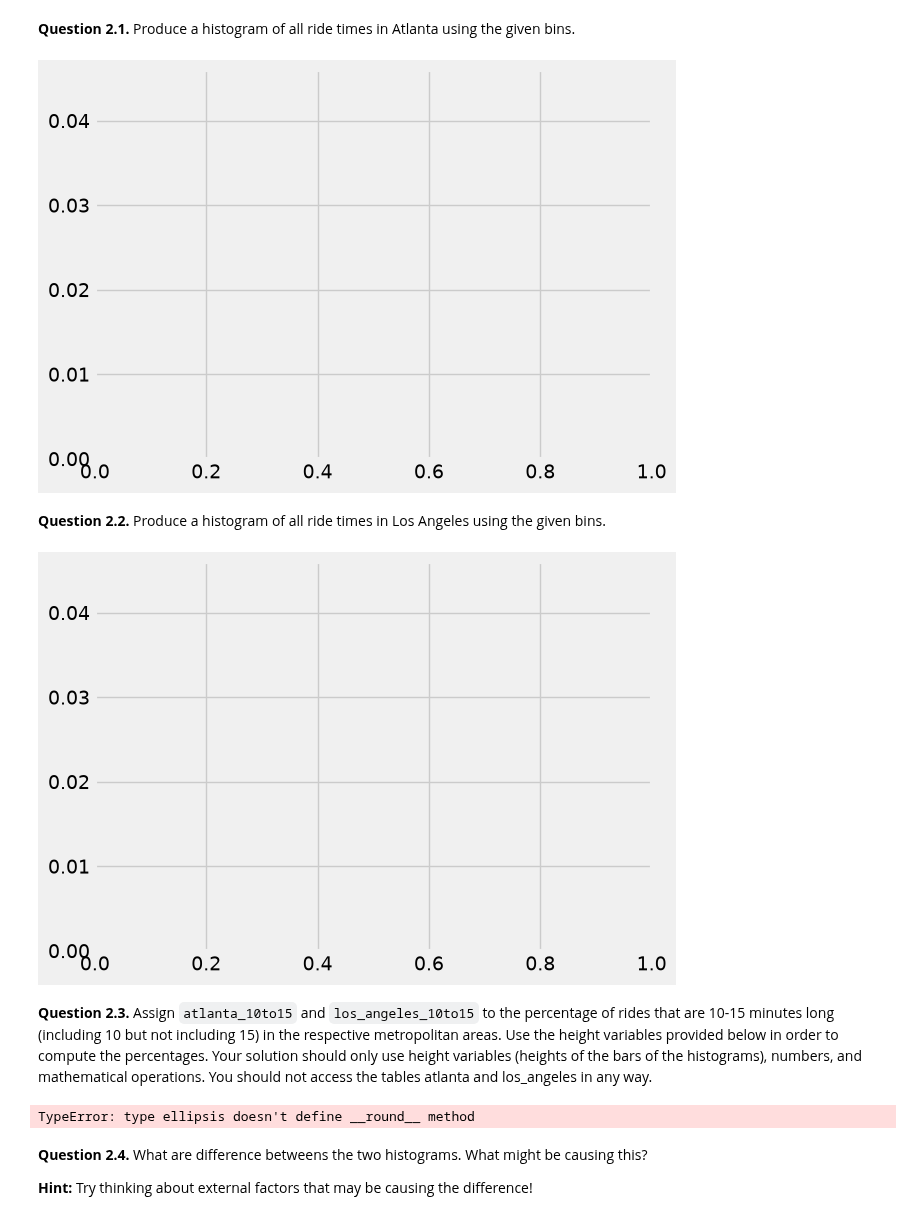
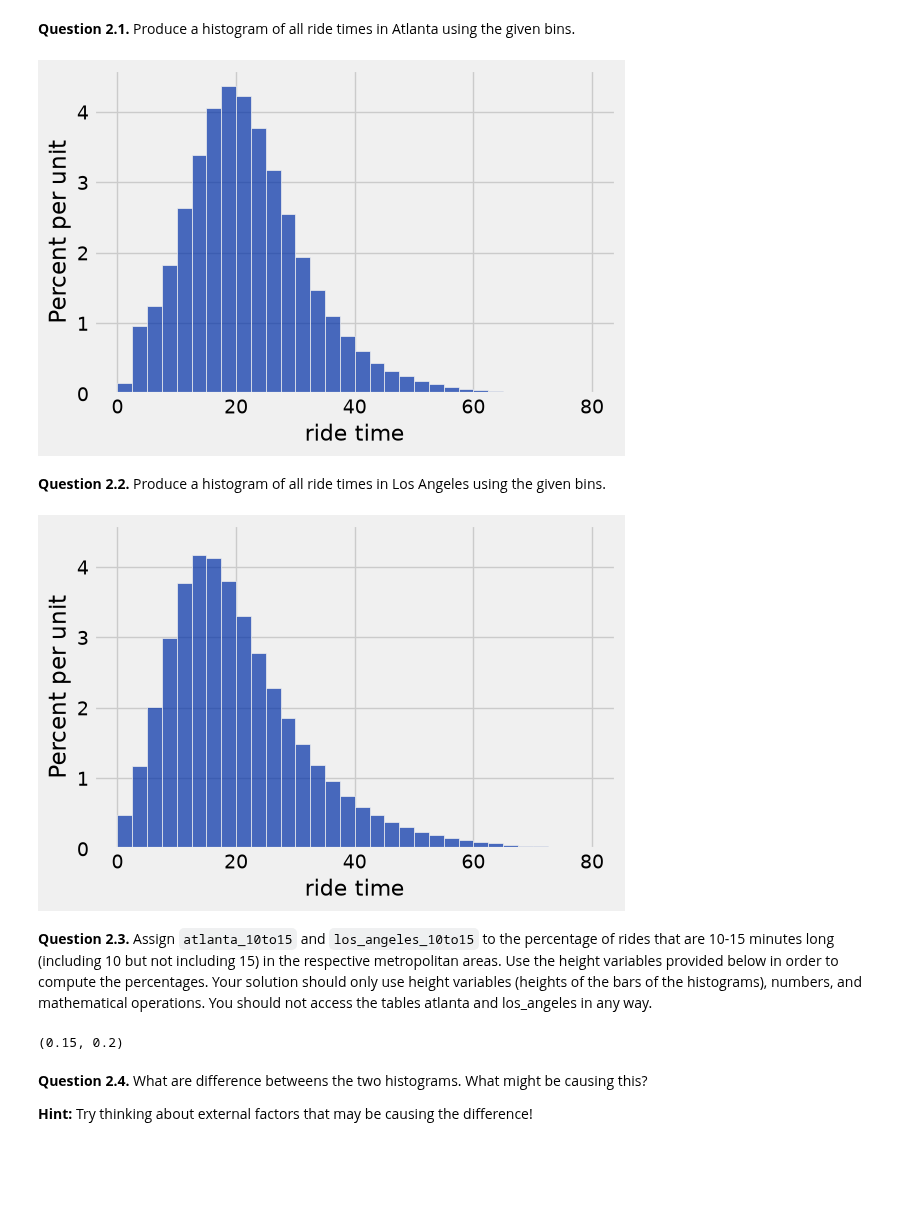
Before and after one commit to AjaxAcheles/STOR-120, a Jupyter notebook: Homework/Hw 3/STOR 120 - hw03 - Fa26.ipynb, the cells around one changed output. Saved outputs shown, nothing was run; the diff lists cells and outputs as text; code cells hidden in the pictures; blank space fills up the shorter version.

```diff
--- a/Homework/Hw 3/STOR 120 - hw03 - Fa26.ipynb
+++ b/Homework/Hw 3/STOR 120 - hw03 - Fa26.ipynb
@@ -86,21 +86,21 @@ Los Angeles Table
 **Question 2.1.** Produce a histogram of all ride times in Atlanta using the given bins.
 # %%
 equal_bins = np.arange(0, 81, 2.5)
-...
+atlanta.hist('ride time', bins=equal_bins)
 
 # Don't delete the following line!
 plots.ylim(0, 0.046);
 # %% [output]
-[figure, old version]
+[figure, new version]
 # %% [markdown]
 **Question 2.2.** Produce a histogram of all ride times in Los Angeles using the given bins.
 # %%
-...
+los_angeles.hist('ride time', bins=equal_bins)
 
 # Don't delete the following line!
 plots.ylim(0, 0.046);
 # %% [output]
-[figure, old version]
+[figure, new version]
 # %% [markdown]
 **Question 2.3.** Assign `atlanta_10to15` and `los_angeles_10to15` to the percentage of rides that are 10-15 minutes long (including 10 but not including 15) in the respective metropolitan areas. Use the height variables provided below in order to compute the percentages. Your solution should only use height variables (heights of the bars of the histograms), numbers, and mathematical operations. You should not access the tables atlanta and los_angeles in any way.
 # %%
@@ -109,12 +109,12 @@ los_angeles_10to12_half_height = 0.03772
 atlanta_12_half_to_15_height = 0.03393
 los_angeles_12_half_to_15_height = 0.04160
 
-atlanta_10to15 = ...
-los_angeles_10to15 = ...
+atlanta_10to15 = (atlanta_10to12_half_height + atlanta_12_half_to_15_height) * 2.5
+los_angeles_10to15 = (los_angeles_10to12_half_height + los_angeles_12_half_to_15_height) * 2.5
 
 round(atlanta_10to15, 2), round(los_angeles_10to15, 2)
 # %% [output]
-TypeError: type ellipsis doesn't define __round__ method
+(0.15, 0.2)
 # %% [markdown]
 **Question 2.4.** What are difference betweens the two histograms. What might be causing this?
 
```
Also changed, not shown: parts of 31 cells of this notebook.
